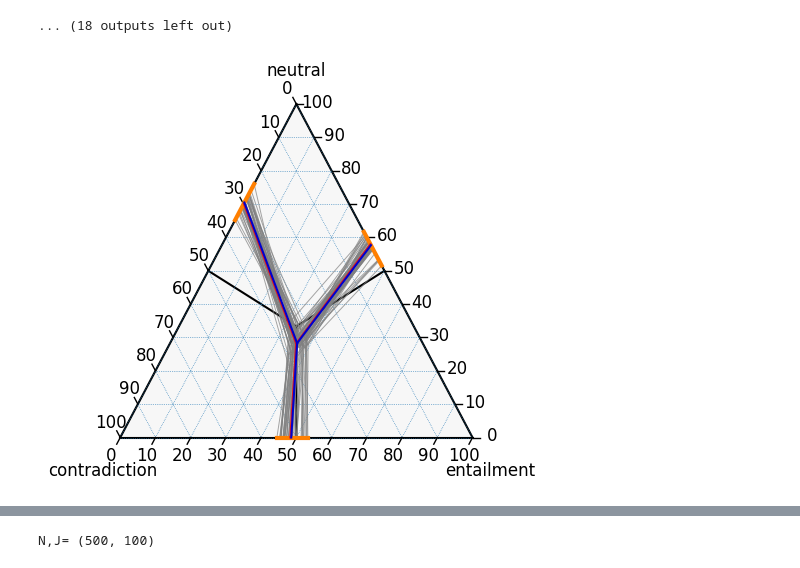
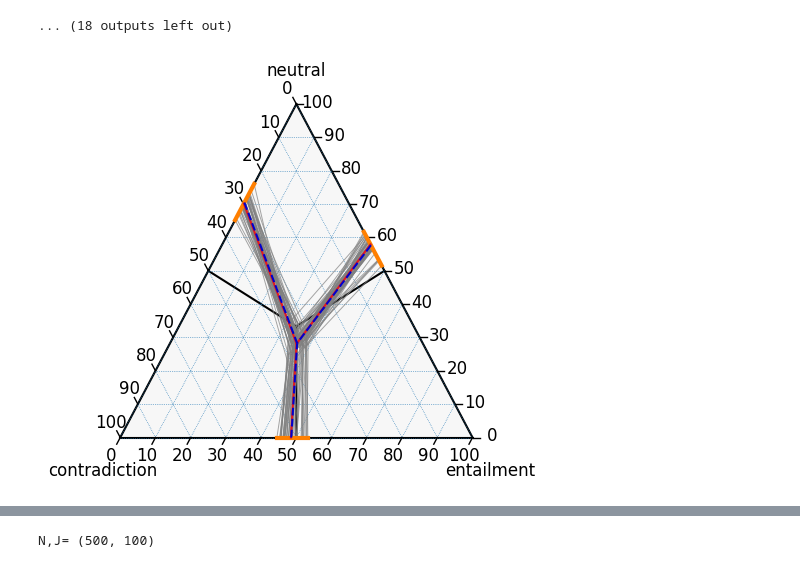
Before and after one commit to corneliagru/label-variation-nli, a Jupyter notebook: notebooks/2_stability_estimation.ipynb, the cells around one changed output, grey strips where cells are left out. Drawn from its saved outputs; the diff is of its cells as text; code cells hidden in the pictures.

```diff
--- a/notebooks/2_stability_estimation.ipynb
+++ b/notebooks/2_stability_estimation.ipynb
@@ -86,7 +86,7 @@ N_J_combinations_list = [(50,5),
 # compute bootstrap results for all combinations of N and J, if recompute=True, otherwise load from file
 random.seed(2)
 
-recompute = True
+recompute = False
 
 if recompute:
     B_matrix_N_J_random_results_list = []
@@ -181,16 +161,16 @@ N,J= (1514, 100)
 # %%
 # adjust plotting settings for plot in main part of paper
 i = -1 # last one is full dataset
 
 figure, tax = plot_ternary_axes(size = 5)
 tax = plot_bootstrap_bounds(tax, B_matrix_N_J_random_results_list[i][-2])
 tax = plot_ternary_bounds(tax, pi=pi, theta=theta, bounds_col=CB_color_cycle[7]) # original bounds in red
 pi_mean = np.mean(B_matrix_N_J_random_results_list[i][0],axis=0)
 theta_mean = np.mean(B_matrix_N_J_random_results_list[i][1],axis=0)
-tax = plot_ternary_bounds(tax, pi=pi_mean, theta=theta_mean, bounds_col="mediumblue") # mean bounds in blue
+tax = plot_ternary_bounds(tax, pi=pi_mean, theta=theta_mean, bounds_col="mediumblue", linestyle='dashed') # mean bounds in blue
 figure.savefig("../figs/full_bootstrap.png", bbox_inches='tight', dpi=300)
 # %% [output]
-[figure, old version]
+[figure, new version]
 # %%
 # generate and save plots for all combinations of N and J (for plot in appendix)
 for i in range(len(B_matrix_N_J_combinations)):
```
Also changed, not shown: parts of 1 cell of this notebook, 59 other files.
